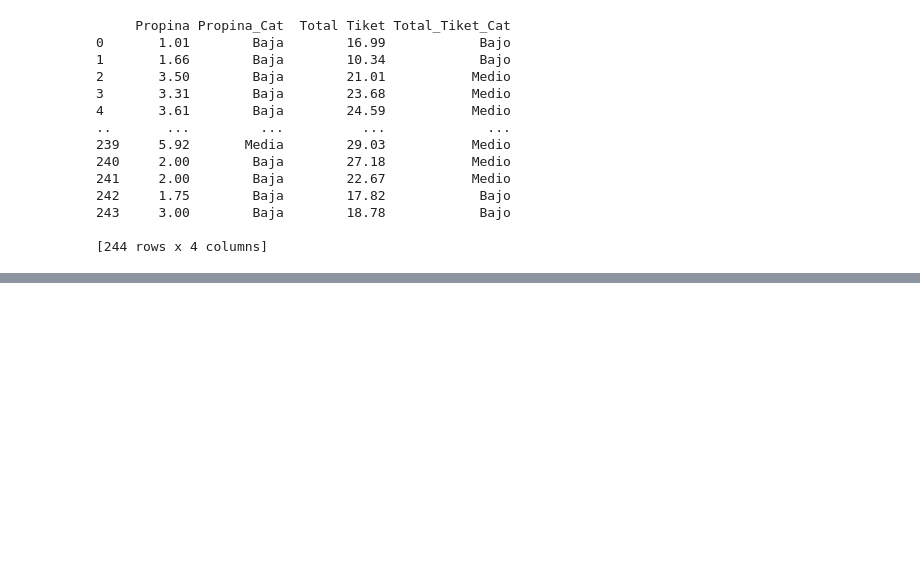
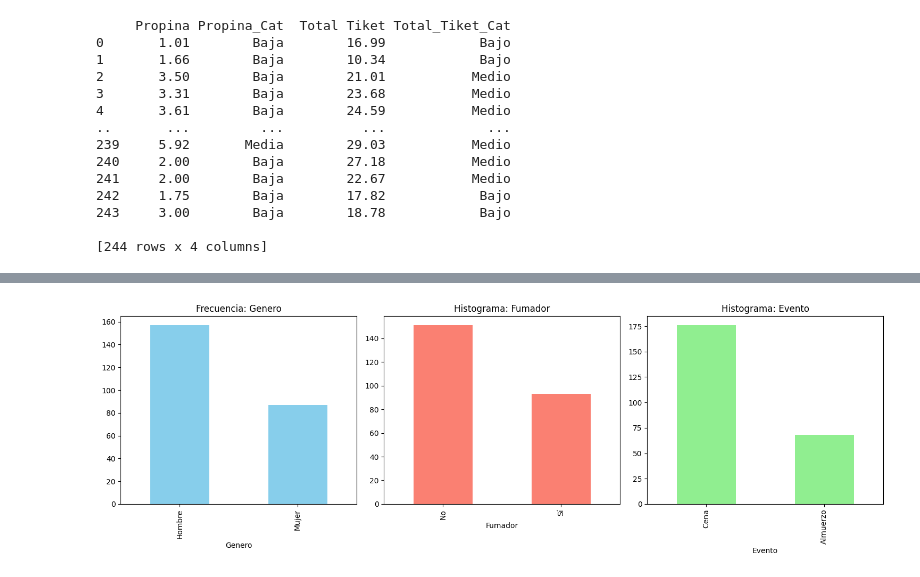
Before and after one commit to MarcoCasSir/LaboratorioDataScience, a Jupyter notebook: act3/tips_marco_casati.ipynb, the cells around one changed output, grey strips where cells are left out. Drawn from its saved outputs; the diff is of its cells as text; code cells hidden in the pictures; blank space fills up the shorter version.

```diff
--- a/act3/tips_marco_casati.ipynb
+++ b/act3/tips_marco_casati.ipynb
@@ -376,0 +534,23 @@ print(df[['Propina', 'Propina_Cat', 'Total Tiket', 'Total_Tiket_Cat']])
+# %%
+plt.figure(figsize=(15,5))
+
+# Grafico de frecuencia: GENERO
+plt.subplot(1, 3, 1)
+df['Genero'].value_counts().plot(kind='bar', color='skyblue')
+plt.title('Frecuencia: Genero')
+
+# Grafico de frecuencia: FUAMDOR
+plt.subplot(1, 3, 2)
+df['Fumador'].value_counts().plot(kind='bar',color='salmon')
+plt.title('Histograma: Fumador')
+
+# Grafico de frecuencia: EVENTO
+plt.subplot(1, 3, 3)
+df['Evento'].value_counts().plot(kind='bar', color='lightgreen')
+plt.title('Histograma: Evento')
+
+
+plt.tight_layout()
+plt.show()
+# %% [output]
+[figure, added]
```
Also changed, not shown: parts of 47 cells of this notebook, 10 other files.
